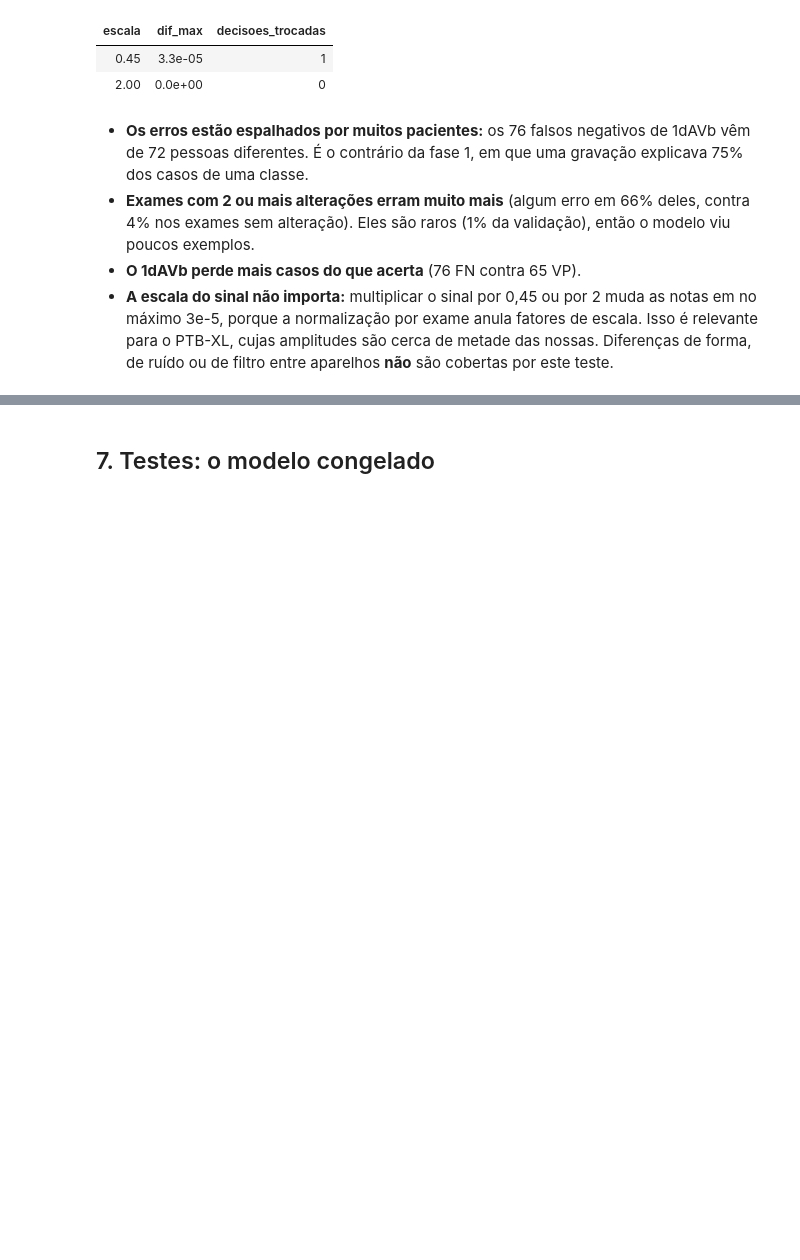
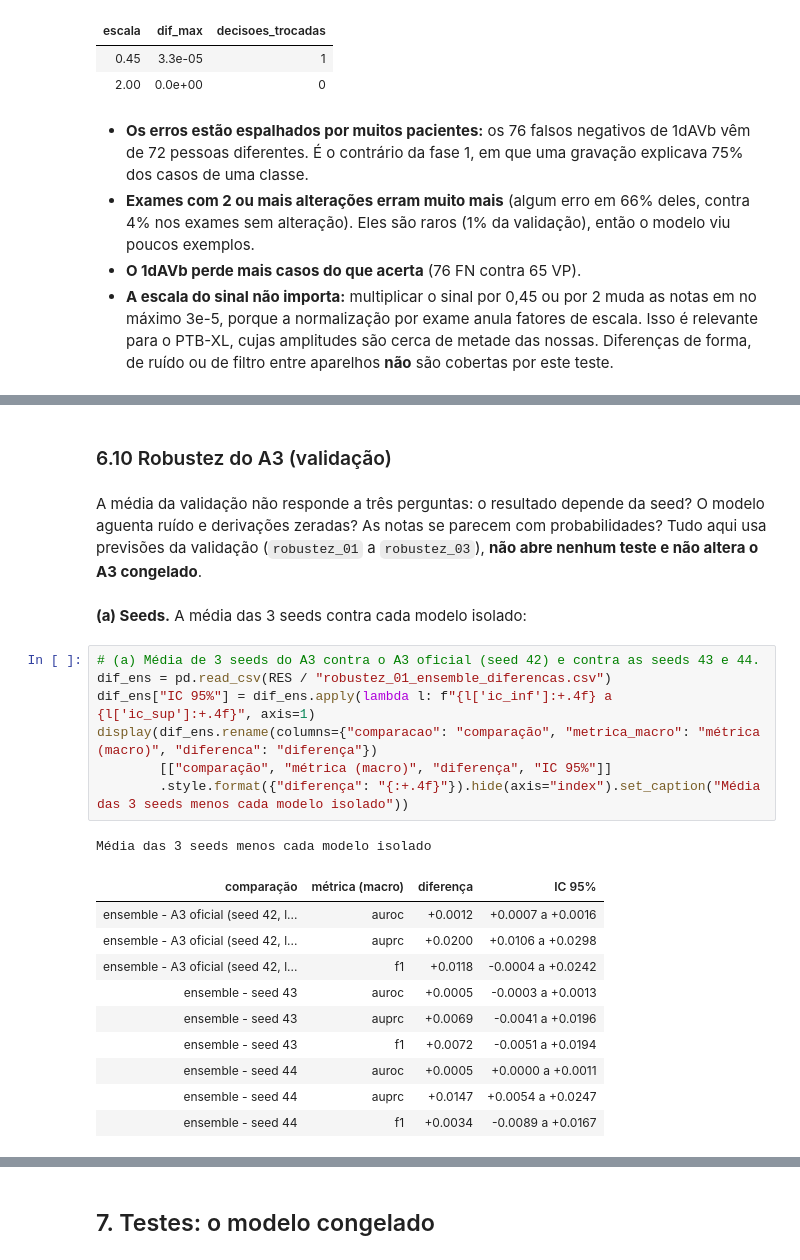
Before and after one commit to releventhal/Entrega-final-Insper-AI, a Jupyter notebook: projeto_ecg.ipynb, the cells around one changed output, grey strips where cells are left out. Saved outputs shown, nothing was run; the diff lists cells and outputs as text; blank space fills up the shorter version.

```diff
--- a/projeto_ecg.ipynb
+++ b/projeto_ecg.ipynb
@@ -715,0 +798,25 @@ Sinal multiplicado por um fator antes da normalização: mudança máxima nas no
+# %% [markdown]
+### 6.10 Robustez do A3 (validação)
+# %% [markdown]
+A média da validação não responde a três perguntas: o resultado depende da seed? O modelo aguenta ruído e derivações zeradas? As notas se parecem com probabilidades? Tudo aqui usa previsões da validação (`robustez_01` a `robustez_03`), **não abre nenhum teste e não altera o A3 congelado**.
+# %% [markdown]
+**(a) Seeds.** A média das 3 seeds contra cada modelo isolado:
+# %%
+# (a) Média de 3 seeds do A3 contra o A3 oficial (seed 42) e contra as seeds 43 e 44.
+dif_ens = pd.read_csv(RES / "robustez_01_ensemble_diferencas.csv")
+dif_ens["IC 95%"] = dif_ens.apply(lambda l: f"{l['ic_inf']:+.4f} a {l['ic_sup']:+.4f}", axis=1)
+display(dif_ens.rename(columns={"comparacao": "comparação", "metrica_macro": "métrica (macro)", "diferenca": "diferença"})
+        [["comparação", "métrica (macro)", "diferença", "IC 95%"]]
+        .style.format({"diferença": "{:+.4f}"}).hide(axis="index").set_caption("Média das 3 seeds menos cada modelo isolado"))
+# %% [output]
+Média das 3 seeds menos cada modelo isolado
+| comparação | métrica (macro) | diferença | IC 95% |
+| ensemble - A3 oficial (seed 42, l... | auroc | +0.0012 | +0.0007 a +0.0016 |
+| ensemble - A3 oficial (seed 42, l... | auprc | +0.0200 | +0.0106 a +0.0298 |
+| ensemble - A3 oficial (seed 42, l... | f1 | +0.0118 | -0.0004 a +0.0242 |
+| ensemble - seed 43 | auroc | +0.0005 | -0.0003 a +0.0013 |
+| ensemble - seed 43 | auprc | +0.0069 | -0.0041 a +0.0196 |
+| ensemble - seed 43 | f1 | +0.0072 | -0.0051 a +0.0194 |
+| ensemble - seed 44 | auroc | +0.0005 | +0.0000 a +0.0011 |
+| ensemble - seed 44 | auprc | +0.0147 | +0.0054 a +0.0247 |
+| ensemble - seed 44 | f1 | +0.0034 | -0.0089 a +0.0167 |
```
Also changed, not shown: parts of 18 cells of this notebook.
